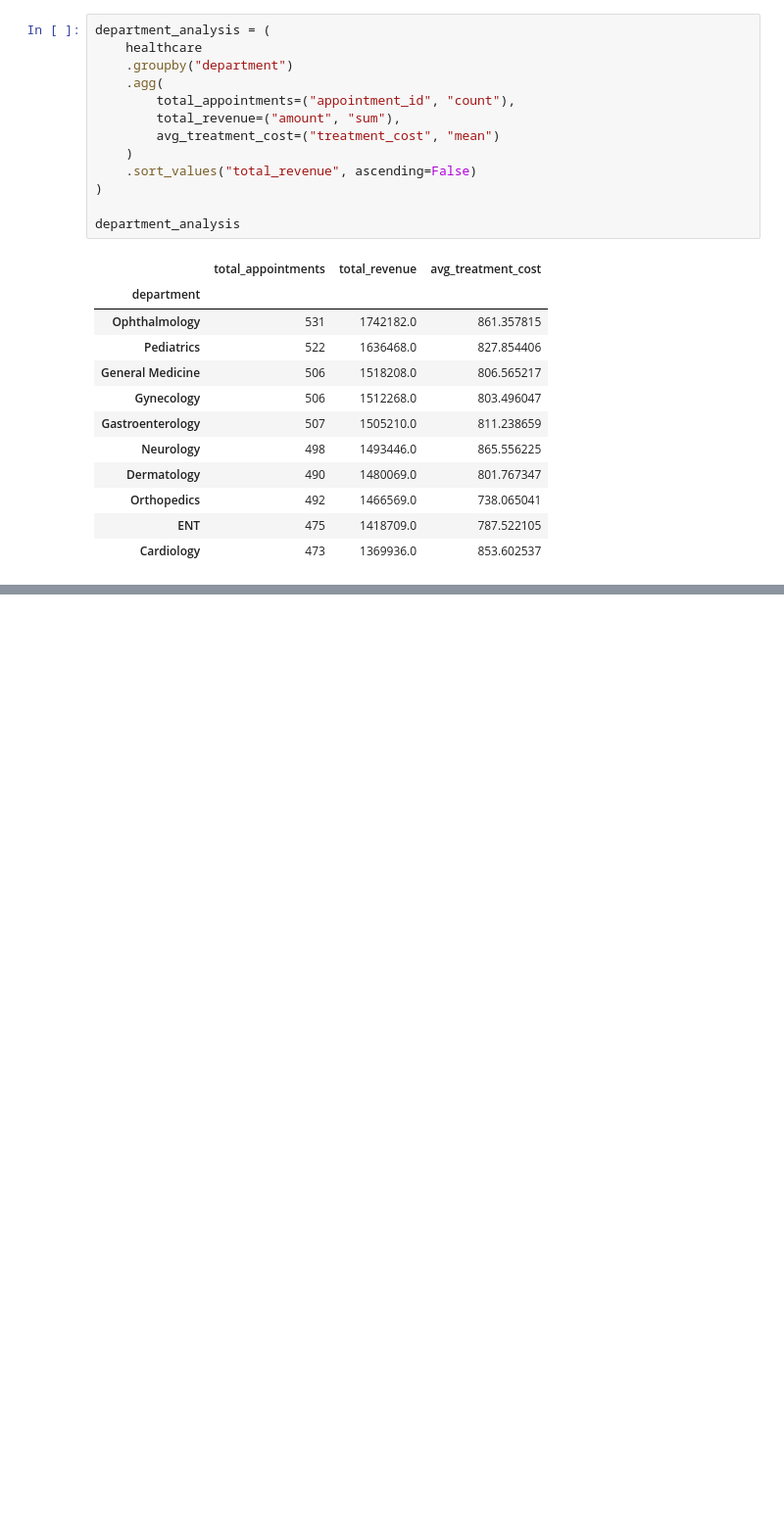
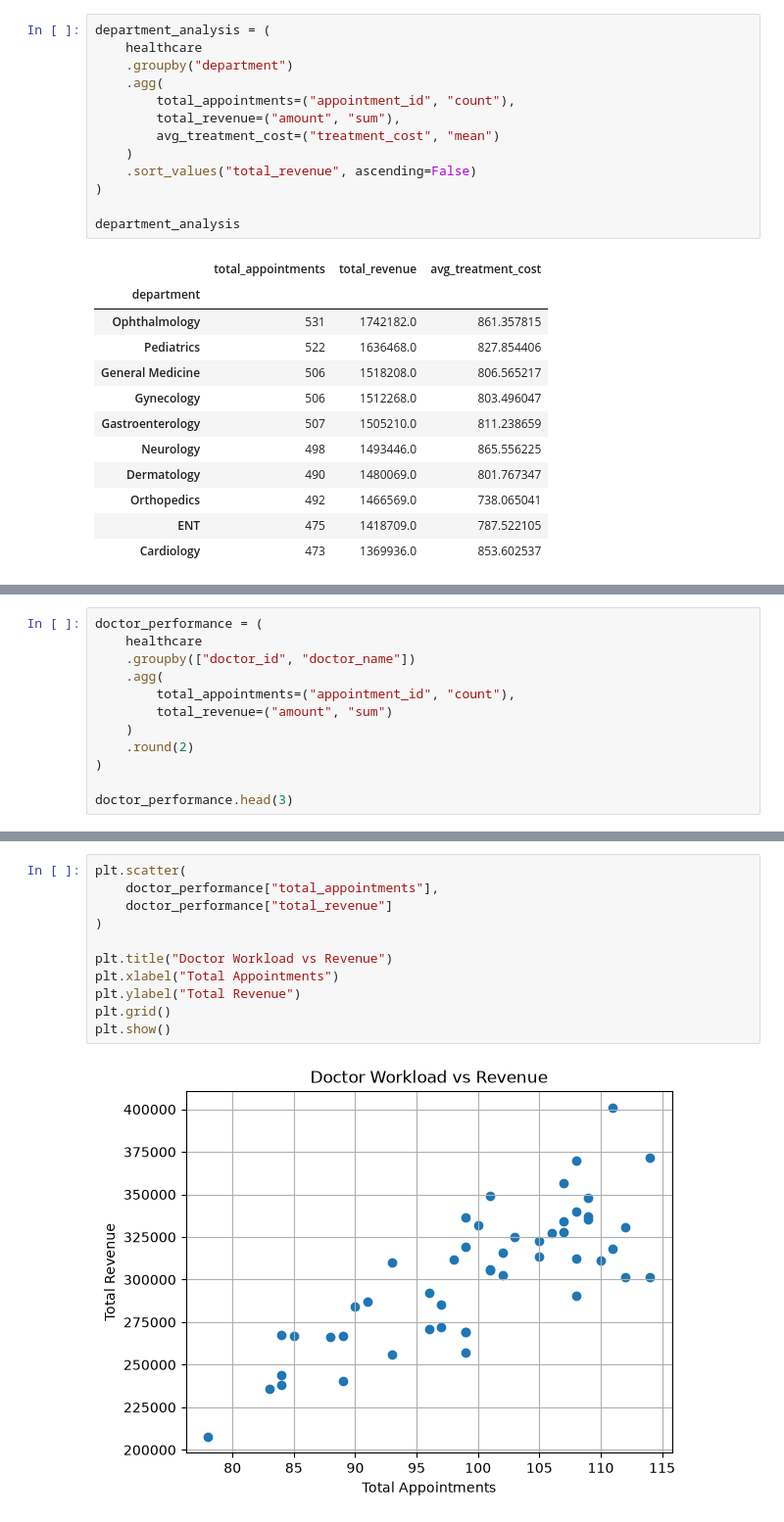
Before and after one commit to Anandmohan2006/Healthcare_analysis, a Jupyter notebook: Python/Healthcare_Analysis.ipynb, the cells around one changed output, grey strips where cells are left out. Shown at 98% size. Saved outputs shown, nothing was run; the diff lists cells and outputs as text; blank space fills up the shorter version.

```diff
--- a/Python/Healthcare_Analysis.ipynb
+++ b/Python/Healthcare_Analysis.ipynb
@@ -309,0 +368,12 @@ plt.show()
+# %%
+doctor_performance = (
+    healthcare
+    .groupby(["doctor_id", "doctor_name"])
+    .agg(
+        total_appointments=("appointment_id", "count"),
+        total_revenue=("amount", "sum")
+    )
+    .round(2)
+)
+
+doctor_performance.head(3)
@@ -309,0 +386,13 @@ plt.show()
+# %%
+plt.scatter(
+    doctor_performance["total_appointments"],
+    doctor_performance["total_revenue"]
+)
+
+plt.title("Doctor Workload vs Revenue")
+plt.xlabel("Total Appointments")
+plt.ylabel("Total Revenue")
+plt.grid()
+plt.show()
+# %% [output]
+[figure, added]
```
Also changed, not shown: parts of 6 cells of this notebook, 1 other file.
